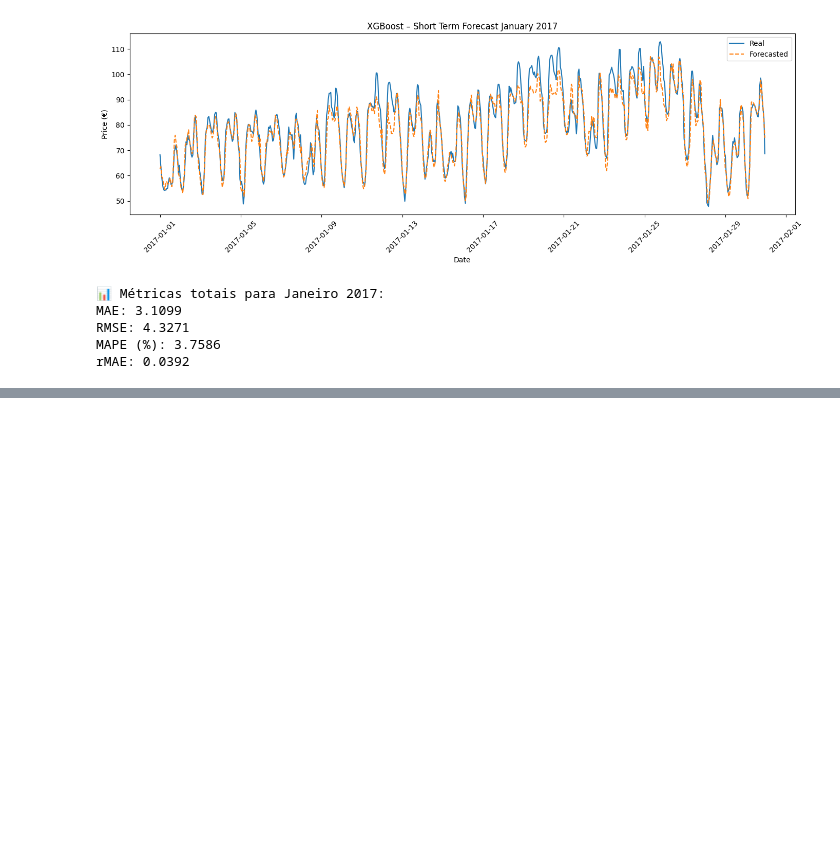
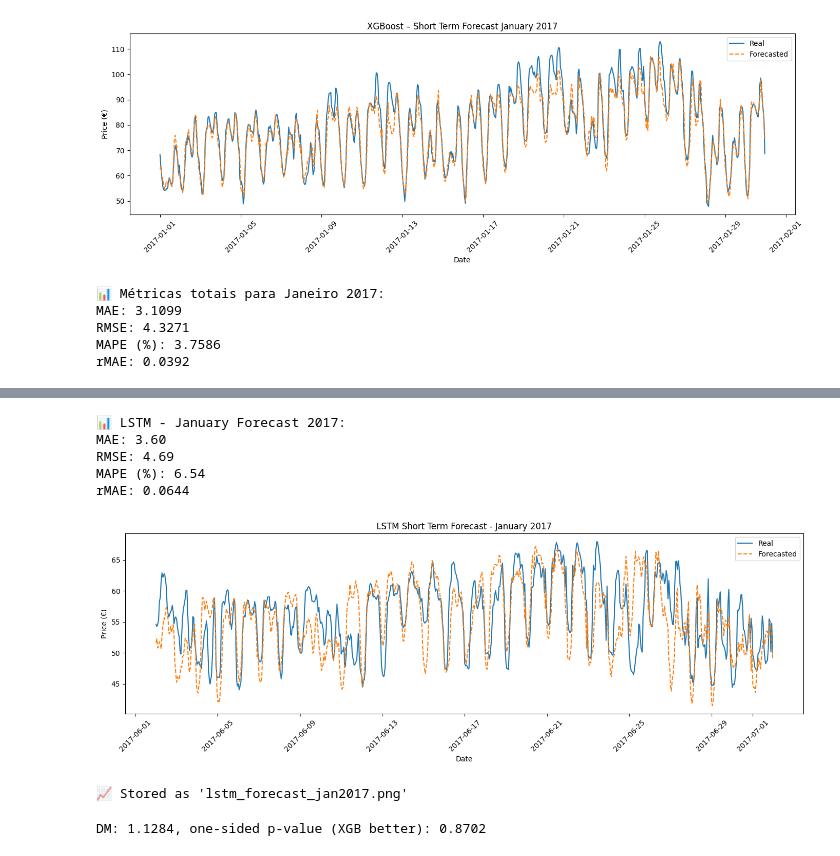
Before and after one commit to GoncaloPereira1201500/DIMEI, a Jupyter notebook: ModelsTrainingAndForecastingShortTerm.ipynb, the cells around one changed output, grey strips where cells are left out. Drawn from its saved outputs; the diff is of its cells as text; code cells hidden in the pictures; blank space fills up the shorter version.

```diff
--- a/ModelsTrainingAndForecastingShortTerm.ipynb
+++ b/ModelsTrainingAndForecastingShortTerm.ipynb
@@ -1670,8 +1670,8 @@ def lstm_forecast_jan2017(df):
 
     train_start = '2015-01-01'
     train_end = '2016-12-31'
-    test_start = '2017-01-01'
-    test_end = '2017-01-31'
+    test_start = '2017-06-01'
+    test_end = '2017-06-30'
 
     forecast_horizon = 24
     timesteps = 24
@@ -1767,5 +1767,7 @@ def lstm_forecast_jan2017(df):
     plt.show()
     print("📈 Stored as 'lstm_forecast_jan2017.png'")
 
-lstm_forecast_jan2017(df_prepared)
+    return all_truths, all_preds
+
+'lstm_forecast_jan2017(df_prepared)'
 # %% [output]
@@ -1917,3 +1931,13 @@ rMAE: 0.0392
+# %%
+y_true, y_pred_lstm = lstm_forecast_jan2017(df_prepared)
+# %% [output]
+📊 LSTM - January Forecast 2017:
+MAE: 3.60
+RMSE: 4.69
+MAPE (%): 6.54
+rMAE: 0.0644
+[figure, added]
+📈 Stored as 'lstm_forecast_jan2017.png'
 # %%
 import numpy as np
 from scipy.stats import t
@@ -1946,11 +1965,18 @@ def diebold_mariano_test(e1, e2, h=1, loss='abs'):
     return dm_stat, p_value
 # %%
-y_true = rf_result_forecast24['y_test']
-xgb_pred = xgb_result_forecast24['y_pred']
-rf_pred = rf_result_forecast24['y_pred']
+min_len = min(len(y_pred_lstm), len(y_pred_xgb), len(y_true))
 
-e_xgb = y_true - xgb_pred
-e_rf = y_true - rf_pred
+y_true = np.array(y_true[:min_len])
+y_pred_lstm = np.array(y_pred_lstm[:min_len])
+y_pred_xgb = np.array(y_pred_xgb[:min_len])
 
-dm_stat, p_val = diebold_mariano_test(e_xgb, e_rf, h=1, loss='abs')
-print(f'DM Statistic: {dm_stat:.4f}, p-value: {p_val:.4f}')
+errors_lstm = np.array(y_pred_lstm) - np.array(y_true)
+errors_xgb = np.array(y_pred_xgb) - np.array(y_true)
+
+dm_stat, p_val_two_sided = diebold_mariano_test(errors_lstm, errors_xgb, h=24, power=1)
+
+p_val_one_sided = p_val_two_sided / 2 if dm_stat < 0 else 1 - (p_val_two_sided / 2)
+
+print(f"DM: {dm_stat:.4f}, one-sided p-value (XGB better): {p_val_one_sided:.4f}")
+# %% [output]
+DM: 1.1284, one-sided p-value (XGB better): 0.8702
```
Also changed, not shown: parts of 7 cells of this notebook, 2 other files.
